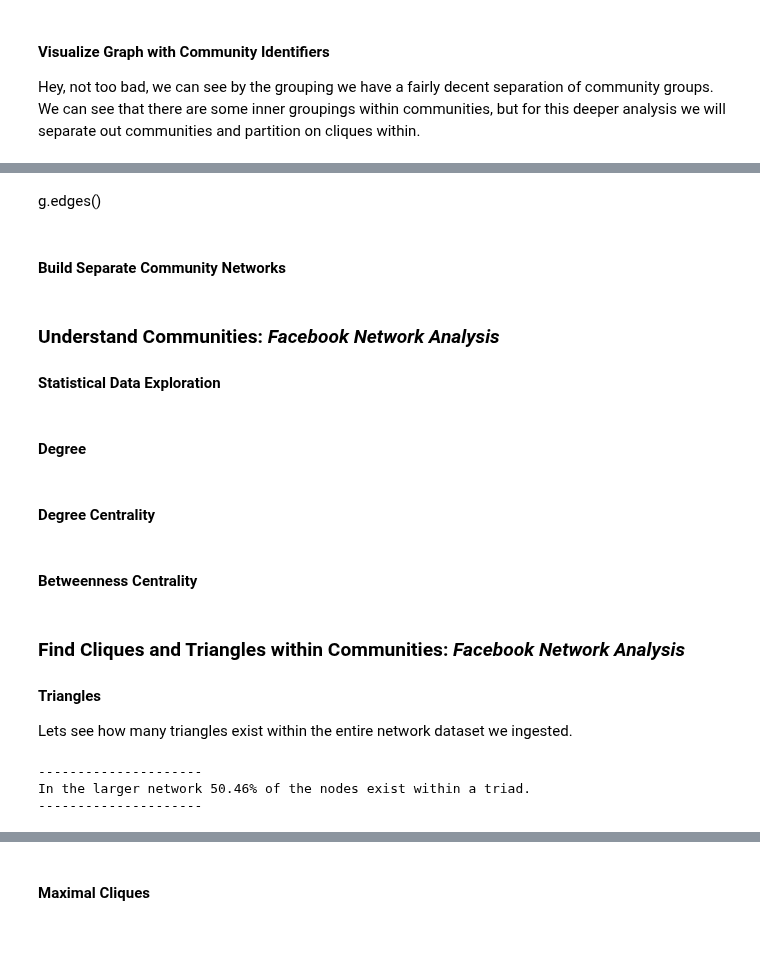
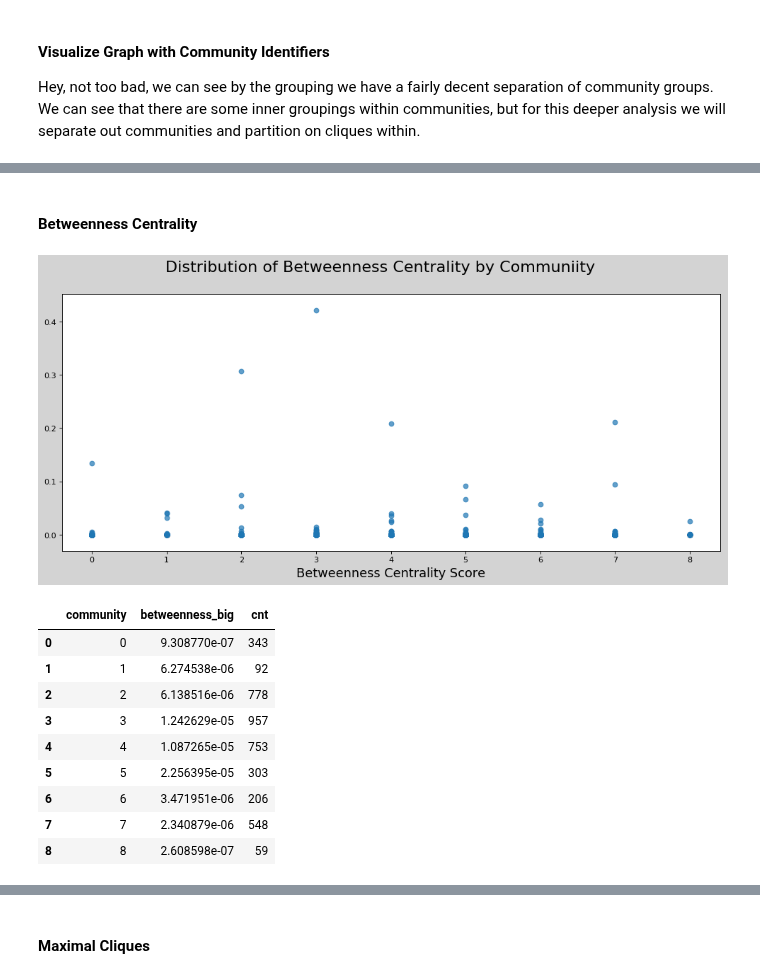
Before and after one commit to showmalley/code_portfolio, a Jupyter notebook: Python -- Network Analysis/Social Network Analysis.ipynb, the cells around one changed output, grey strips where cells are left out. Saved outputs shown, nothing was run; the diff lists cells and outputs as text; code cells hidden in the pictures; blank space fills up the shorter version.

```diff
--- a/Python -- Network Analysis/Social Network Analysis.ipynb
+++ b/Python -- Network Analysis/Social Network Analysis.ipynb
@@ -553,27 +550,27 @@ plt.show()
-# %% [markdown]
-g.edges()
-# %% [markdown]
-#### Build Separate Community Networks
-# %% [markdown]
-### Understand Communities: _Facebook Network Analysis_
-#### Statistical Data Exploration
-# %% [markdown]
-#### Degree
-# %% [markdown]
-#### Degree Centrality
 # %% [markdown]
 #### Betweenness Centrality
-# %% [markdown]
-### Find Cliques and Triangles within Communities: _Facebook Network Analysis_
-#### Triangles
-
-Lets see how many triangles exist within the entire network dataset we ingested.
-# %%
-poss_triangles = nx.transitivity(g)
-print("---------------------")
-print("In the larger network " + str(round(poss_triangles*100,2)) + "% of the nodes exist within a triad.")
-print("---------------------")
-# %% [output]
----------------------
-In the larger network 50.46% of the nodes exist within a triad.
----------------------
+# %%
+plt.figure(figsize=(15, 6), dpi=80, facecolor='lightgray')
+plt.scatter(core_df['community'],core_df['betweenness_big'], alpha = 0.7)
+#plt.boxplot(core_df[['community','degree_centrality_big']])
+plt.suptitle('Distribution of Betweenness Centrality by Communiity', fontsize=20)
+plt.xlabel('Betweenness Centrality Score', fontsize=16)
+plt.show()
+# %% [output]
+[figure, added]
+# %%
+community_bts = core_df.groupby(core_df.community)[['betweenness_big']].median().reset_index()
+community_cnt = core_df.groupby(core_df.community)[['betweenness_big']].count().reset_index()
+community_bts['cnt'] = community_cnt['betweenness_big']
+community_bts
+# %% [output]
+|  | community | betweenness_big | cnt |
+| 0 | 0 | 9.308770e-07 | 343 |
+| 1 | 1 | 6.274538e-06 | 92 |
+| 2 | 2 | 6.138516e-06 | 778 |
+| 3 | 3 | 1.242629e-05 | 957 |
+| 4 | 4 | 1.087265e-05 | 753 |
+| 5 | 5 | 2.256395e-05 | 303 |
+| 6 | 6 | 3.471951e-06 | 206 |
+| 7 | 7 | 2.340879e-06 | 548 |
+| 8 | 8 | 2.608598e-07 | 59 |
```
Also changed, not shown: parts of 30 cells of this notebook.
